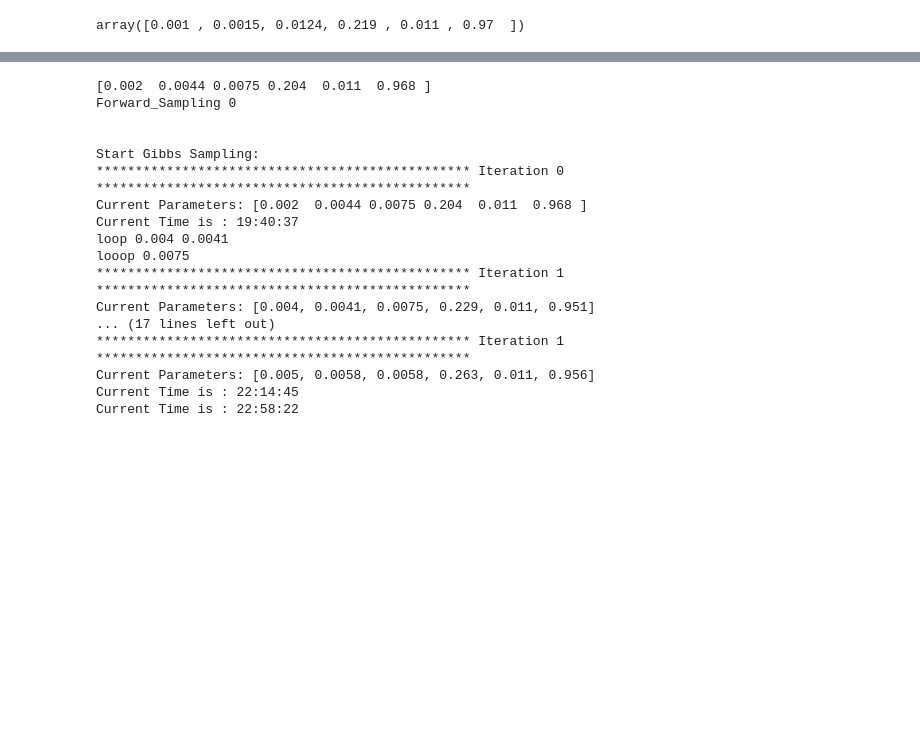
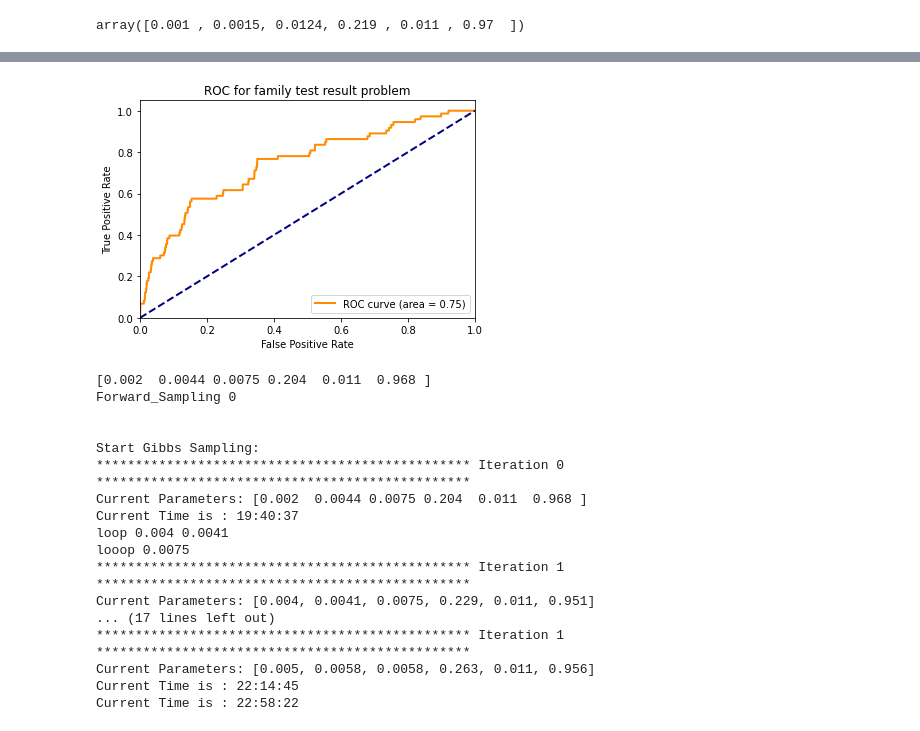
Before and after one commit to zhrprjct/zahra, a Jupyter notebook: Gibbs_Covid_Project_For_Family_Test_Results.ipynb, the cells around one changed output, grey strips where cells are left out. Drawn from its saved outputs; the diff is of its cells as text; code cells hidden in the pictures; blank space fills up the shorter version.

```diff
--- a/Gibbs_Covid_Project_For_Family_Test_Results.ipynb
+++ b/Gibbs_Covid_Project_For_Family_Test_Results.ipynb
@@ -418,0 +420,2 @@ G,YF,X,F =synthetic_data[0],synthetic_data[1],synthetic_data[2],synthetic_data[3
+# %%
+G,YF,X,F,YF_missing =synthetic_data[0],synthetic_data[1],synthetic_data[2],synthetic_data[3],synthetic_data[4]
@@ -472,0 +530,2 @@ for i in range(n):
+# %%
+Test=Gibbs_test(Train[0],T,n,G,F,Y_noisey,K,J)
@@ -473,3 +545,28 @@ for i in range(n):
+# %%
+plt.figure()
+lw = 2
+for j in range(J):
+    y_score=np.hstack(Test[1][j])
+    y_test=np.hstack(X)
+    fpr, tpr, thresholds = roc_curve(y_test, y_score,pos_label=1)
+    roc_auc = auc(fpr, tpr)
+    plt.plot(
+        fpr,
+        tpr,
+        color="darkorange",
+        lw=lw,
+        label="ROC curve (area = %0.2f)" % roc_auc,
+    )
+    plt.plot([0, 1], [0, 1], color="navy", lw=lw, linestyle="--")
+    plt.xlim([0.0, 1.0])
+    plt.ylim([0.0, 1.05])
+    plt.xlabel("False Positive Rate")
+    plt.ylabel("True Positive Rate")
+    plt.title("ROC for family test result problem")
+    plt.legend(loc="lower right")
+    plt.show()
+# %% [output]
+[figure, added]
 # %%
 Train=Gibbs_train(hyper_params,T,n,G,F,Y,U,K,J)
 # %% [output]
```
Also changed, not shown: parts of 8 cells of this notebook, 3 other files.
